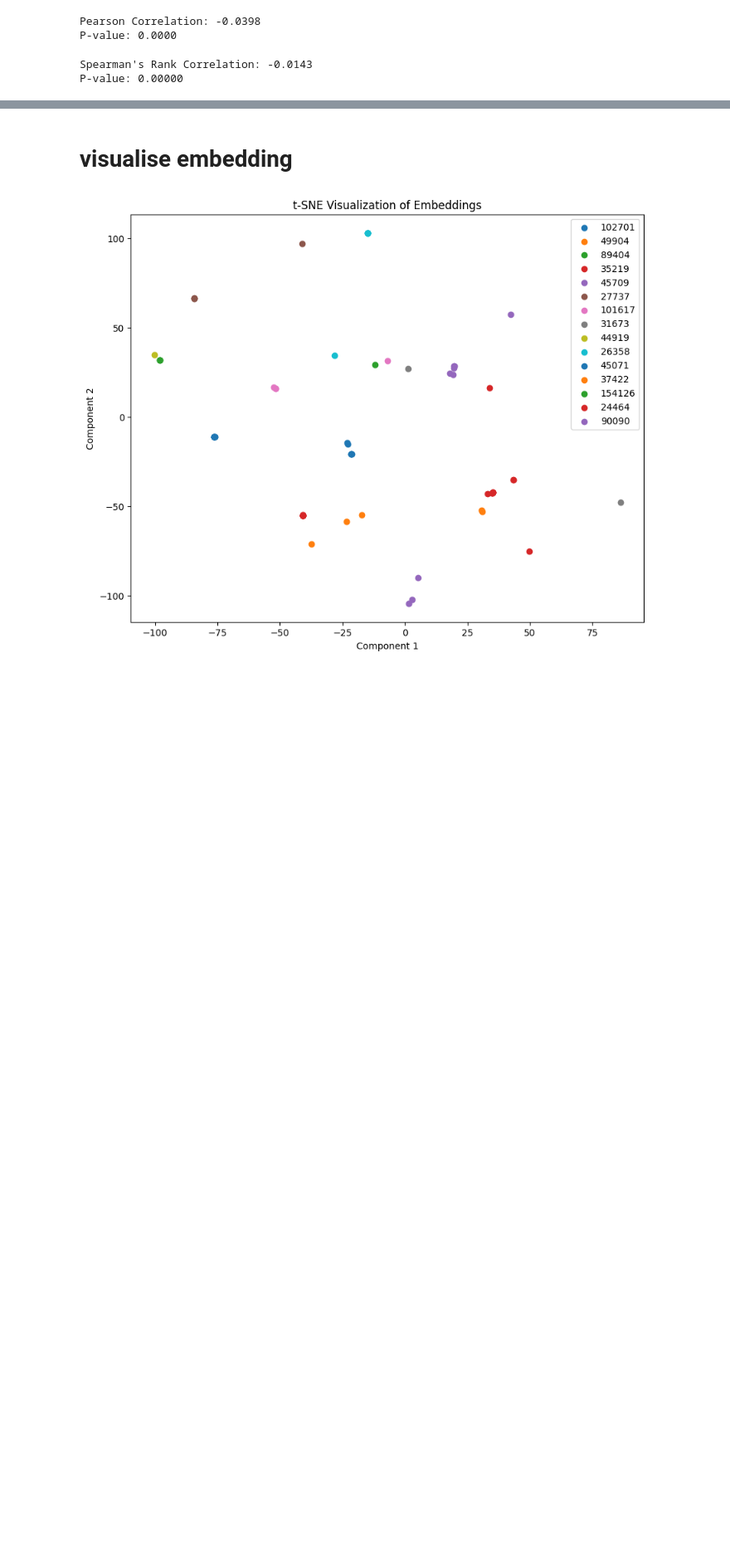
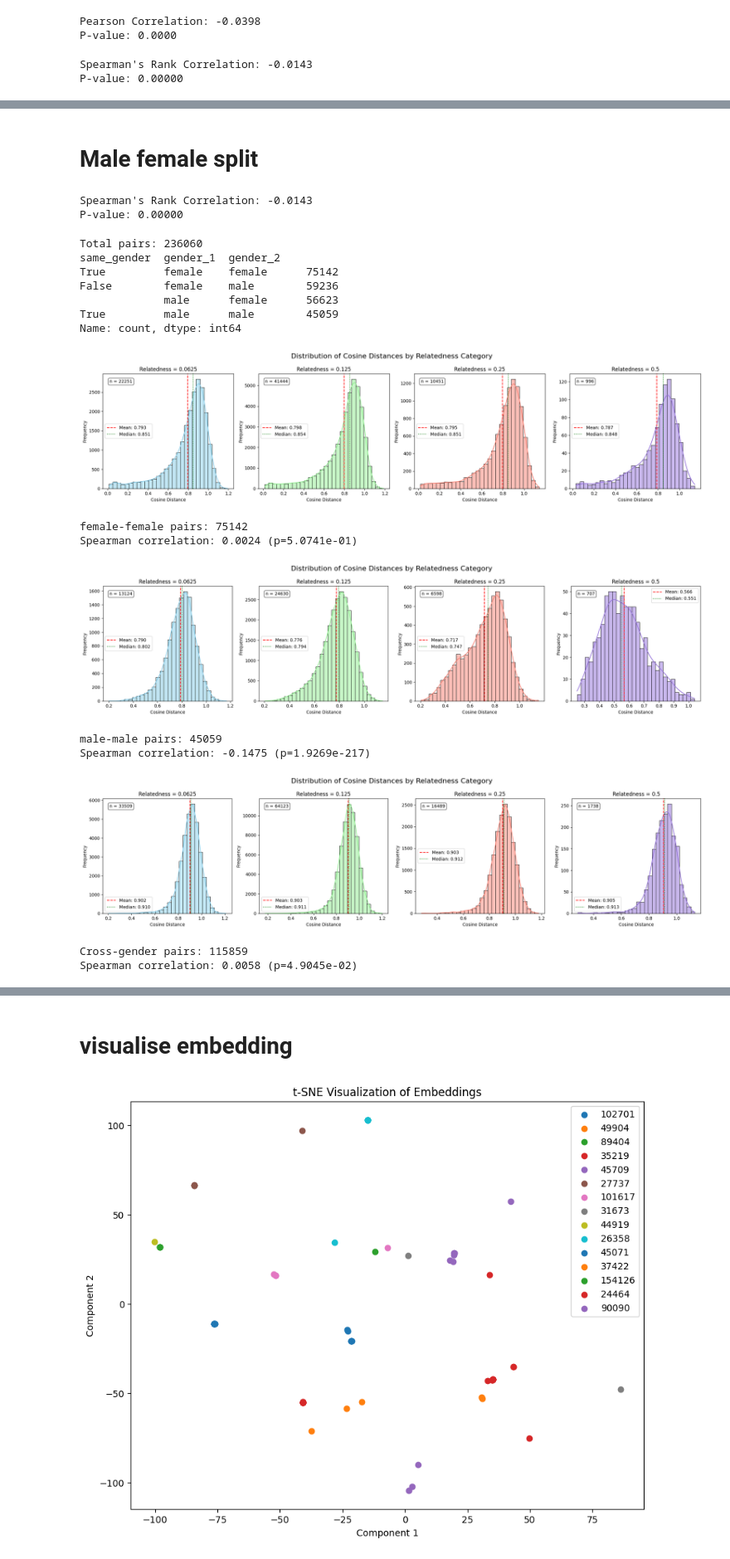
Before and after one commit to ash2d/wildlife-tools, a Jupyter notebook: exploring/relatedness_embeddings.ipynb, the cells around one changed output, grey strips where cells are left out. Shown at 83% size. Saved outputs shown, nothing was run; the diff lists cells and outputs as text; code cells hidden in the pictures; blank space fills up the shorter version.

```diff
--- a/exploring/relatedness_embeddings.ipynb
+++ b/exploring/relatedness_embeddings.ipynb
@@ -398,0 +535,75 @@ else:
+# %% [markdown]
+# Male female split
+# %%
+from scipy.stats import spearmanr
+import pandas as pd
+import seaborn as sns
+import matplotlib.pyplot as plt
+
+# Ensure there's data to analyze
+if not merged_df.empty:
+    # Calculate Spearman's rank correlation
+    spearman_corr, spearman_p_value = spearmanr(merged_df['relatedness'], merged_df['distance'])
+
+    print(f"Spearman's Rank Correlation: {spearman_corr:.4f}")
+    print(f"P-value: {spearman_p_value:.5f}")
+else:
+    print("DataFrame is empty. Cannot calculate Spearman correlation.")
+
+# split df_matched by gender and see if correlation improves!
+# same with Knn matching, split by gender!
+df_ids = pd.read_csv('/home/users/dash/guppies/pre_embeddings/merged_2m_id_split_4m.csv')
+df_ids = df_ids[['FishID', 'individual_id']]
+# Create gender columns based on first letter (F = female, M = male)
+df_ids['gender'] = df_ids['FishID'].str[0].map({'F': 'female', 'M': 'male'})
+
+# Create a dictionary to map individual_id to gender
+id_to_gender = dict(zip(df_ids['individual_id'], df_ids['gender']))
+
+# Add gender columns to merged_df
+merged_df['gender_1'] = merged_df['id_1'].map(id_to_gender)
+merged_df['gender_2'] = merged_df['id_2'].map(id_to_gender)
+
+# Create a column indicating if the pair is same gender
+merged_df['same_gender'] = merged_df['gender_1'] == merged_df['gender_2']
+
+# Print summary of gender matches
+print(f"Total pairs: {len(merged_df)}")
+print(merged_df[['same_gender', 'gender_1', 'gender_2']].value_counts())
+
+# Calculate correlation for different gender subgroups
+for gender in ['female', 'male']:
+    # Same gender pairs
+    same_gender_df = merged_df[(merged_df['gender_1'] == gender) & (merged_df['gender_2'] == gender)]
+    if not same_gender_df.empty:
+        plot_relatedness(same_gender_df)
+        corr, p_val = spearmanr(same_gender_df['relatedness'], same_gender_df['distance'])
+        print(f"\n{gender}-{gender} pairs: {len(same_gender_df)}")
+        print(f"Spearman correlation: {corr:.4f} (p={p_val:.4e})")
+
+# Cross-gender pairs
+cross_gender_df = merged_df[merged_df['gender_1'] != merged_df['gender_2']]
+if not cross_gender_df.empty:
+    plot_relatedness(cross_gender_df)
+    corr, p_val = spearmanr(cross_gender_df['relatedness'], cross_gender_df['distance'])
+    print(f"\nCross-gender pairs: {len(cross_gender_df)}")
+    print(f"Spearman correlation: {corr:.4f} (p={p_val:.4e})")
+# %% [output]
+Spearman's Rank Correlation: -0.0143
+P-value: 0.00000
+Total pairs: 236060
+same_gender  gender_1  gender_2
+True         female    female      75142
+False        female    male        59236
+             male      female      56623
+True         male      male        45059
+Name: count, dtype: int64
+[figure, added]
+female-female pairs: 75142
+Spearman correlation: 0.0024 (p=5.0741e-01)
+[figure, added]
+male-male pairs: 45059
+Spearman correlation: -0.1475 (p=1.9269e-217)
+[figure, added]
+Cross-gender pairs: 115859
+Spearman correlation: 0.0058 (p=4.9045e-02)
```
Also changed, not shown: parts of 13 cells of this notebook.
